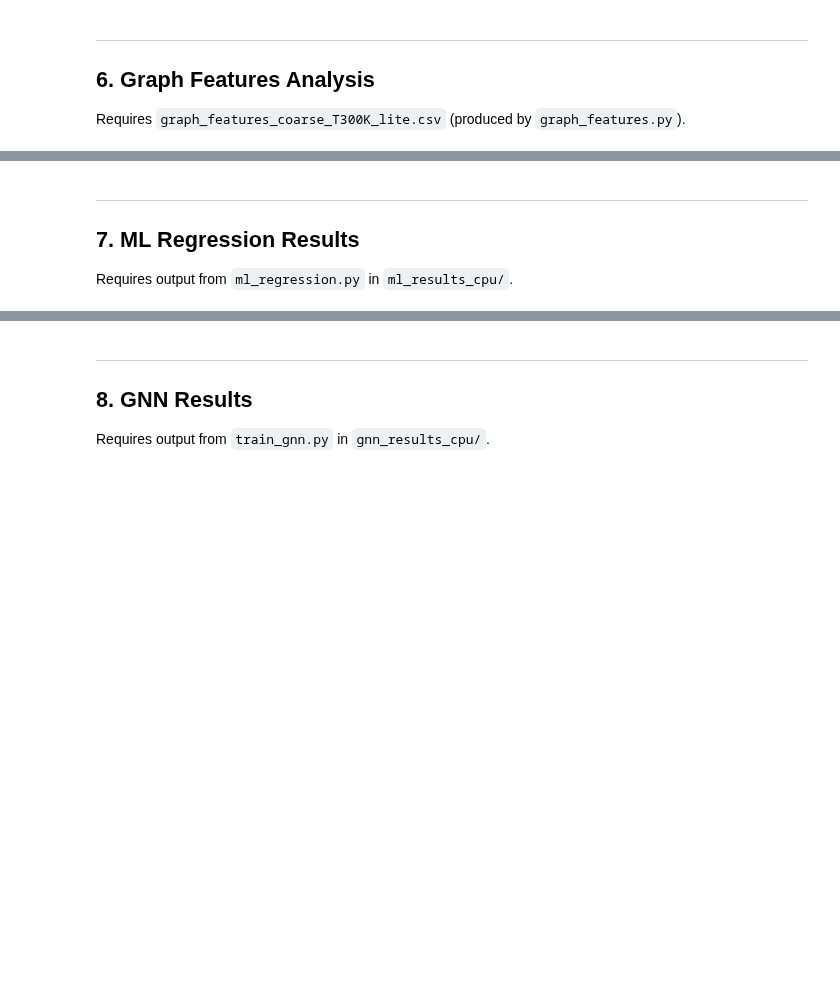
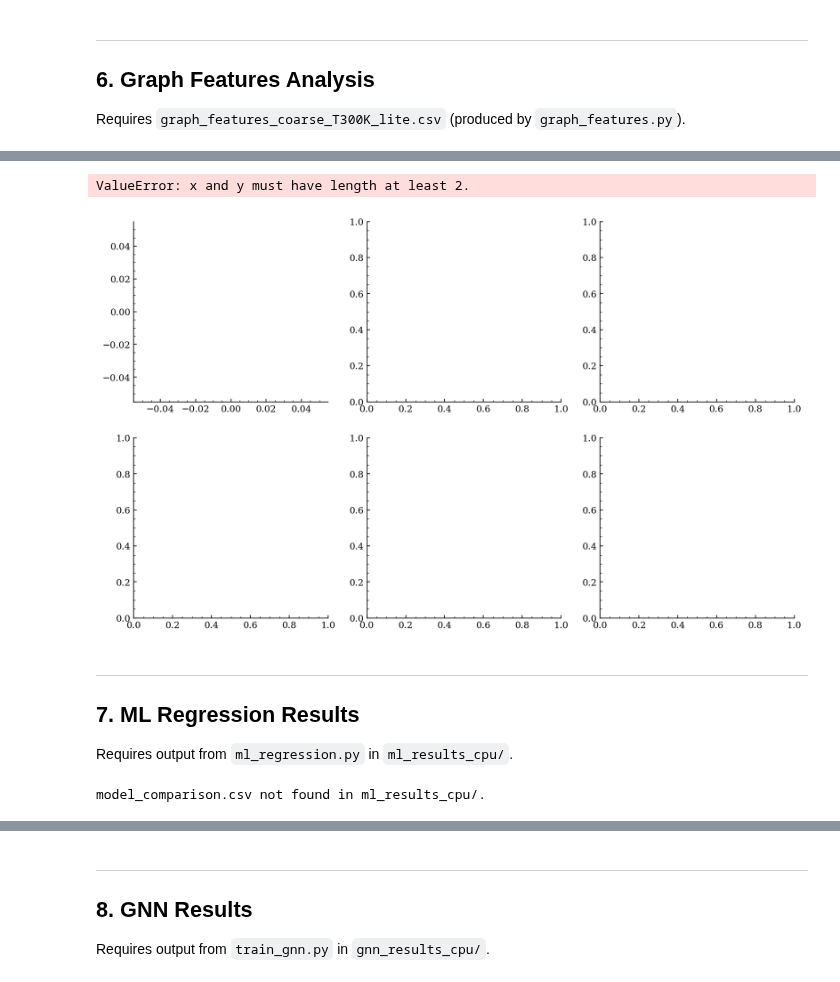
Before and after one commit to hareS1234/senior-thesis-code, a Jupyter notebook: thesis_analysis.ipynb, the cells around one changed output, grey strips where cells are left out. Saved outputs shown, nothing was run; the diff lists cells and outputs as text; code cells hidden in the pictures; blank space fills up the shorter version.

```diff
--- a/thesis_analysis.ipynb
+++ b/thesis_analysis.ipynb
@@ -308,36 +334,42 @@ else:
 # %%
 # ── Top feature vs target scatter panels ─────────────────────────
 if feats is not None:
-    # Merge features with targets
-    merged = feats.merge(gt[["dps_dir", "seq", "colour",
-                             "log_mfpt_ab_coarse", "log_mfpt_ba_coarse"]],
-                         on="dps_dir", suffixes=("", "_gt"))
+    # Merge features with targets (normalize dps_dir to basename for matching)
+    gt_merge = gt[["dps_dir", "seq", "colour",
+                   "log_mfpt_ab_coarse", "log_mfpt_ba_coarse"]].copy()
+    gt_merge["dps_dir"] = gt_merge["dps_dir"].astype(str).str.rstrip("/").apply(
+        lambda p: pathlib.Path(p).name)
+    merged = feats.merge(gt_merge, on="dps_dir", suffixes=("", "_gt"))
+    print(f"Merged: {len(merged)} rows")
 
     target = "log_mfpt_ab_coarse"
     # Pick top correlated features
     feat_cols = [c for c in num_cols if c not in
                  ["log_mfpt_ab_coarse", "log_mfpt_ba_coarse"]]
     cors = merged[feat_cols].corrwith(merged[target]).abs().sort_values(ascending=False)
     top6 = cors.head(6).index.tolist()
 
     fig, axes = plt.subplots(2, 3, figsize=(13, 8))
     for ax, feat_name in zip(axes.flat, top6):
         ax.scatter(merged[feat_name], merged[target],
                    c=merged["colour"], s=30, alpha=0.8,
                    edgecolors="white", linewidths=0.4)
         mask = merged[[feat_name, target]].dropna().index
         if len(mask) >= 2:
             r, p = stats.pearsonr(merged.loc[mask, feat_name].values, merged.loc[mask, target].values)
         else:
             r, p = float("nan"), float("nan")
         ax.set_xlabel(feat_name.replace("_", " "), fontsize=9)
         ax.set_ylabel(r"$\log_{10}$ MFPT$_{A \to B}$", fontsize=9)
         ax.set_title(f"r = {r:.3f}  (p = {p:.2e})", fontsize=9)
     fig.suptitle("Top 6 features correlated with MFPT$_{A \to B}$",
                  fontsize=13, y=1.01)
     fig.tight_layout()
     fig.savefig("fig_top_features.pdf")
     plt.show()
+# %% [output]
+ValueError: x and y must have length at least 2.
+[figure, added]
 # %% [markdown]
 ---
 ## 7. ML Regression Results
@@ -346,19 +378,37 @@ Requires output from `ml_regression.py` in `ml_results_cpu/`.
 # %%
 if ml_dir.exists():
     # ── Model comparison table ───────────────────────────────────
-    summary_path = ml_dir / "model_comparison.csv"
+    # ml_regression.py saves summary.csv (combined) and model_comparison_{target}.csv (per-target)
+    summary_path = ml_dir / "summary.csv"
+    if not summary_path.exists():
+        summary_path = ml_dir / "model_comparison.csv"  # fallback
+
     if summary_path.exists():
         mc = pd.read_csv(summary_path)
         print("=== Model Comparison (LOO-CV) ===")
-        display(mc.style.format(precision=4)
-                .background_gradient(subset=["R2"], cmap="RdYlGn", vmin=-1, vmax=1)
-                .background_gradient(subset=["RMSE"], cmap="RdYlGn_r"))
+        fmt_cols = {c: "{:.4f}" for c in mc.columns if c in ("R2", "RMSE", "MAE")}
+        styled = mc.style.format(fmt_cols)
+        if "R2" in mc.columns:
+            styled = styled.background_gradient(subset=["R2"], cmap="RdYlGn", vmin=-1, vmax=1)
+        if "RMSE" in mc.columns:
+            styled = styled.background_gradient(subset=["RMSE"], cmap="RdYlGn_r")
+        display(styled)
     else:
-        print("model_comparison.csv not found in ml_results_cpu/.")
-        mc = None
+        # Try per-target model_comparison files
+        mc_files = sorted(ml_dir.glob("model_comparison_*.csv"))
+        if mc_files:
+            mc = pd.concat([pd.read_csv(f).assign(target=f.stem.replace("model_comparison_", ""))
+                            for f in mc_files], ignore_index=True)
+            print("=== Model Comparison (LOO-CV) ===")
+            display(mc.style.format(precision=4))
+        else:
+            print("No model comparison CSV found in ml_results_cpu/.")
+            mc = None
 else:
     print("ml_results_cpu/ not found. Run: sbatch run_ml_regression.sbatch")
     mc = None
+# %% [output]
+model_comparison.csv not found in ml_results_cpu/.
 # %%
 # ── Predicted vs Actual scatter (best model per target) ────────
 if ml_dir.exists():
```
Also changed, not shown: parts of 15 cells of this notebook, 12 other files.
